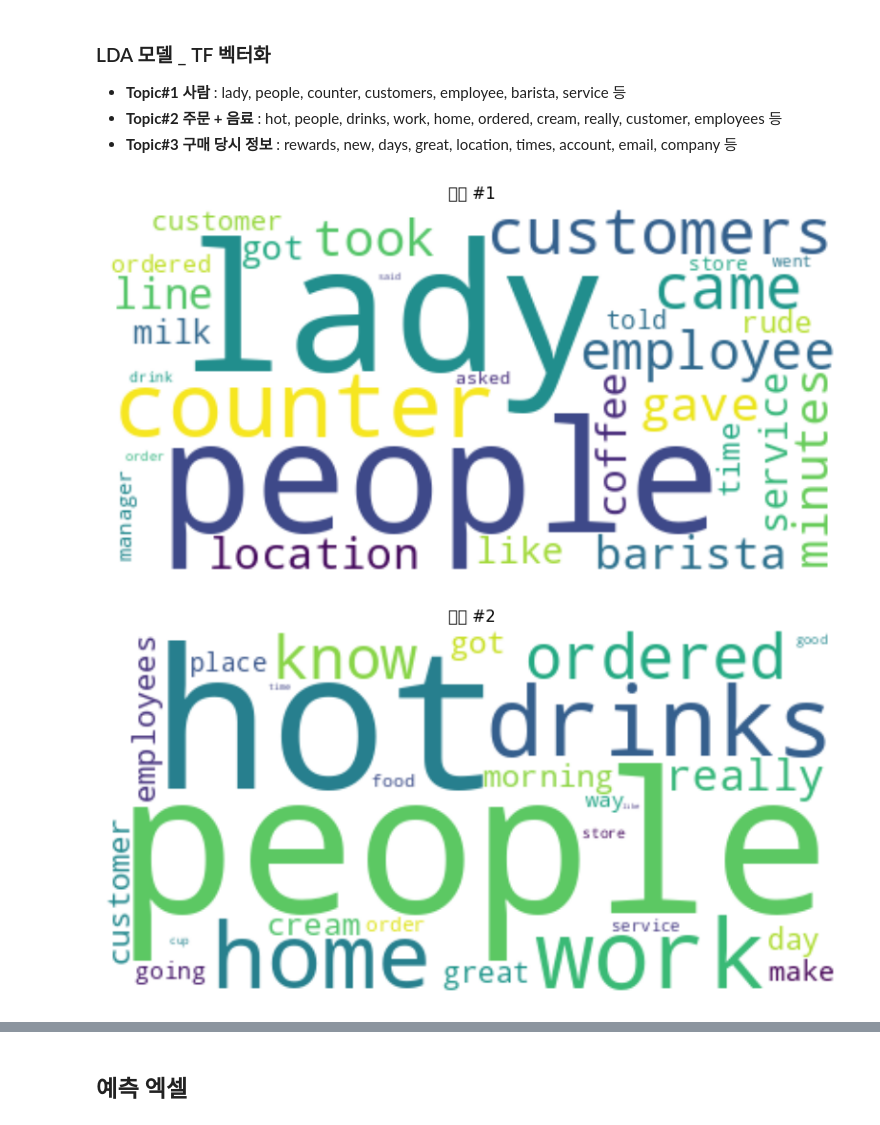
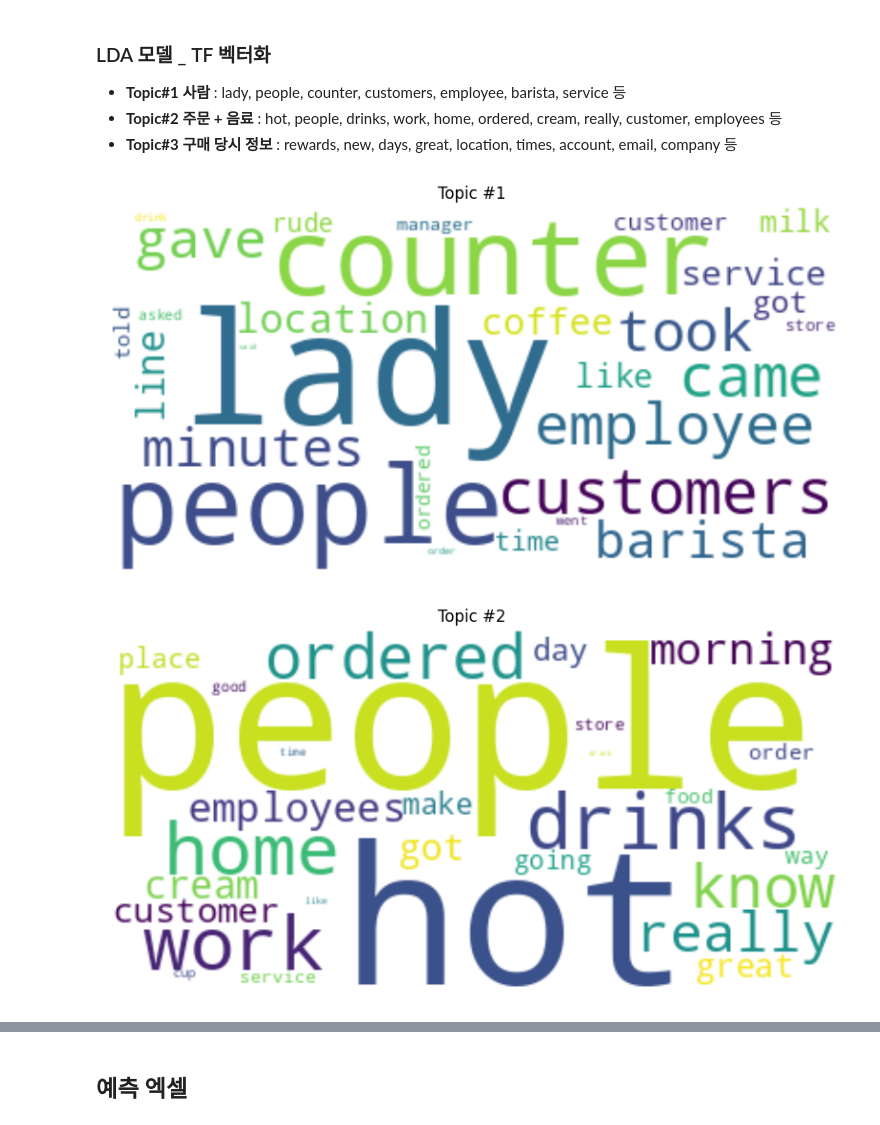
Before and after one commit to rich-hyun/Kuggle_9th_team_SAMTARBUCKS, a Jupyter notebook: Samtarbucks_final.ipynb, the cells around one changed output, grey strips where cells are left out. Saved outputs shown, nothing was run; the diff lists cells and outputs as text; code cells hidden in the pictures.

```diff
--- a/Samtarbucks_final.ipynb
+++ b/Samtarbucks_final.ipynb
@@ -2171,33 +2138,33 @@ X_2 = vectorizer_2.fit_transform(df['processed_reviews'])
 
 # LDA 모델 훈련
 lda_model_2 = LatentDirichletAllocation(n_components=3, random_state=42)
 lda_topic_matrix = lda_model_2.fit_transform(X_2)
 
 # 중요한 단어 추출 함수
 def get_top_words_per_topic(topic_matrix, feature_names, n_words=30):
     top_words_per_topic = []
     for topic in topic_matrix:
         top_words_idx = topic.argsort()[-n_words:][::-1]
         top_words = [feature_names[idx] for idx in top_words_idx]
         top_words_per_topic.append(top_words)
     return top_words_per_topic
 
 # 중요한 단어 추출
 lda_feature_names = vectorizer_2.get_feature_names_out()
 top_words_per_topic = get_top_words_per_topic(lda_model_2.components_, lda_feature_names)
 
 # 워드클라우드 생성 및 시각화
 def visualize_wordcloud(top_words_per_topic, model_name):
     for i, top_words in enumerate(top_words_per_topic):
         wordcloud = WordCloud(width=400, height=200, background_color='white').generate_from_frequencies(dict(zip(top_words, range(len(top_words)))))
         plt.figure(figsize=(10, 5))
         plt.imshow(wordcloud, interpolation='bilinear')
         plt.axis('off')
-        plt.title(f"토픽 #{i+1}")
+        plt.title(f"Topic #{i+1}")
         plt.show()
 
 # 중요한 단어 워드클라우드
 visualize_wordcloud(top_words_per_topic, "LDA")
 # %% [output]
-[figure, old version]
+[figure, new version]
-[figure, old version]
+[figure, new version]
```
Also changed, not shown: parts of 13 cells of this notebook.
